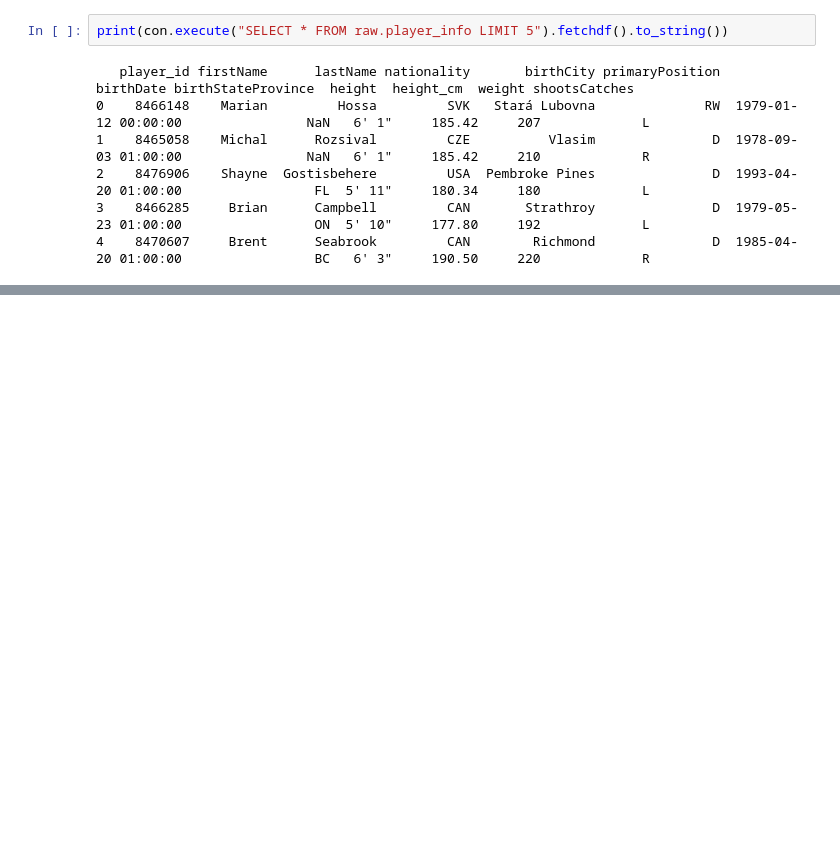
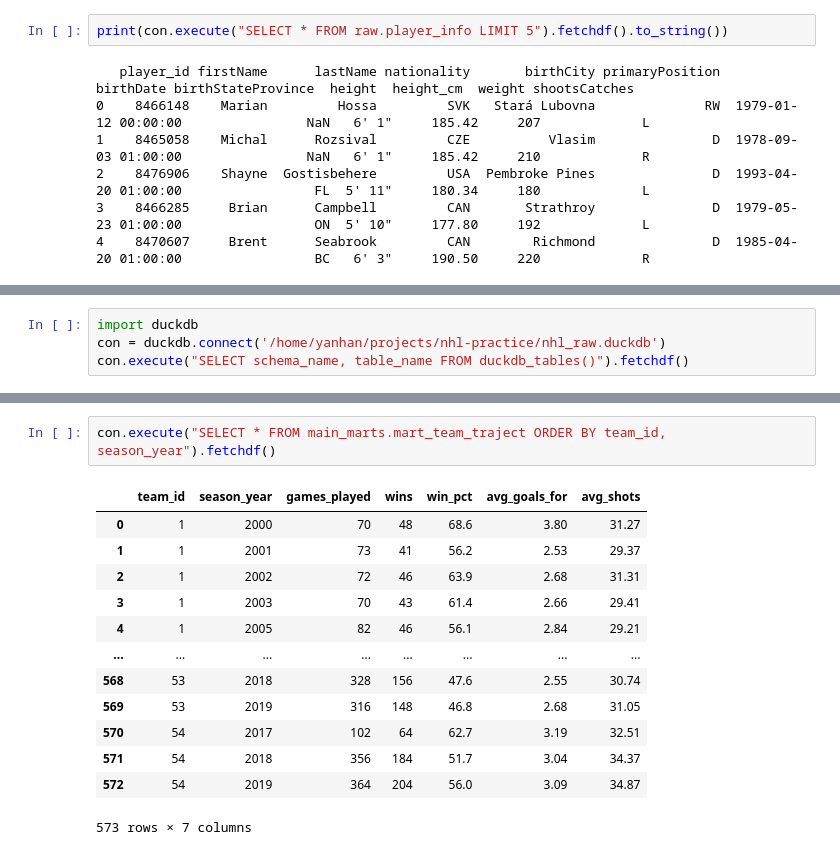
Before and after one commit to yhtande/nhl-practice, a Jupyter notebook: notebook/Untitled.ipynb, the cells around one changed output, grey strips where cells are left out. Cells and saved outputs as stored; diff of their text form; blank space fills up the shorter version.

Commit message:
Add mart_team_traject gold model

```diff
--- a/notebook/Untitled.ipynb
+++ b/notebook/Untitled.ipynb
@@ -261,0 +295,4 @@ print(con.execute("SELECT * FROM raw.player_info LIMIT 5").fetchdf().to_string()
+# %%
+import duckdb
+con = duckdb.connect('/home/yanhan/projects/nhl-practice/nhl_raw.duckdb')
+con.execute("SELECT schema_name, table_name FROM duckdb_tables()").fetchdf()
@@ -261,0 +310,16 @@ print(con.execute("SELECT * FROM raw.player_info LIMIT 5").fetchdf().to_string()
+# %%
+con.execute("SELECT * FROM main_marts.mart_team_traject ORDER BY team_id, season_year").fetchdf()
+# %% [output]
+|  | team_id | season_year | games_played | wins | win_pct | avg_goals_for | avg_shots |
+| 0 | 1 | 2000 | 70 | 48 | 68.6 | 3.80 | 31.27 |
+| 1 | 1 | 2001 | 73 | 41 | 56.2 | 2.53 | 29.37 |
+| 2 | 1 | 2002 | 72 | 46 | 63.9 | 2.68 | 31.31 |
+| 3 | 1 | 2003 | 70 | 43 | 61.4 | 2.66 | 29.41 |
+| 4 | 1 | 2005 | 82 | 46 | 56.1 | 2.84 | 29.21 |
+| ... | ... | ... | ... | ... | ... | ... | ... |
+| 568 | 53 | 2018 | 328 | 156 | 47.6 | 2.55 | 30.74 |
+| 569 | 53 | 2019 | 316 | 148 | 46.8 | 2.68 | 31.05 |
+| 570 | 54 | 2017 | 102 | 64 | 62.7 | 3.19 | 32.51 |
+| 571 | 54 | 2018 | 356 | 184 | 51.7 | 3.04 | 34.37 |
+| 572 | 54 | 2019 | 364 | 204 | 56.0 | 3.09 | 34.87 |
+573 rows × 7 columns
```
Also changed, not shown: parts of 3 cells of this notebook, 3 other files.
